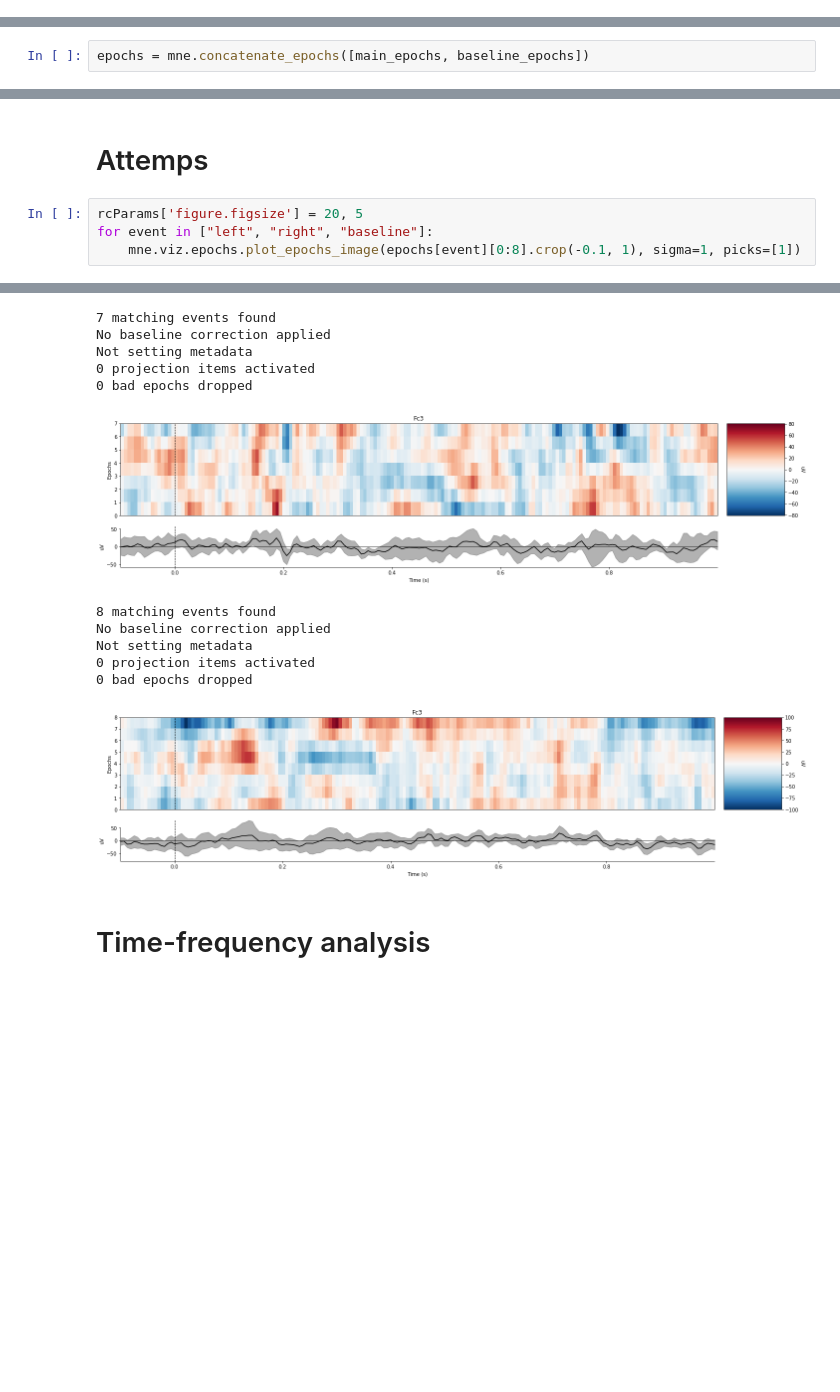
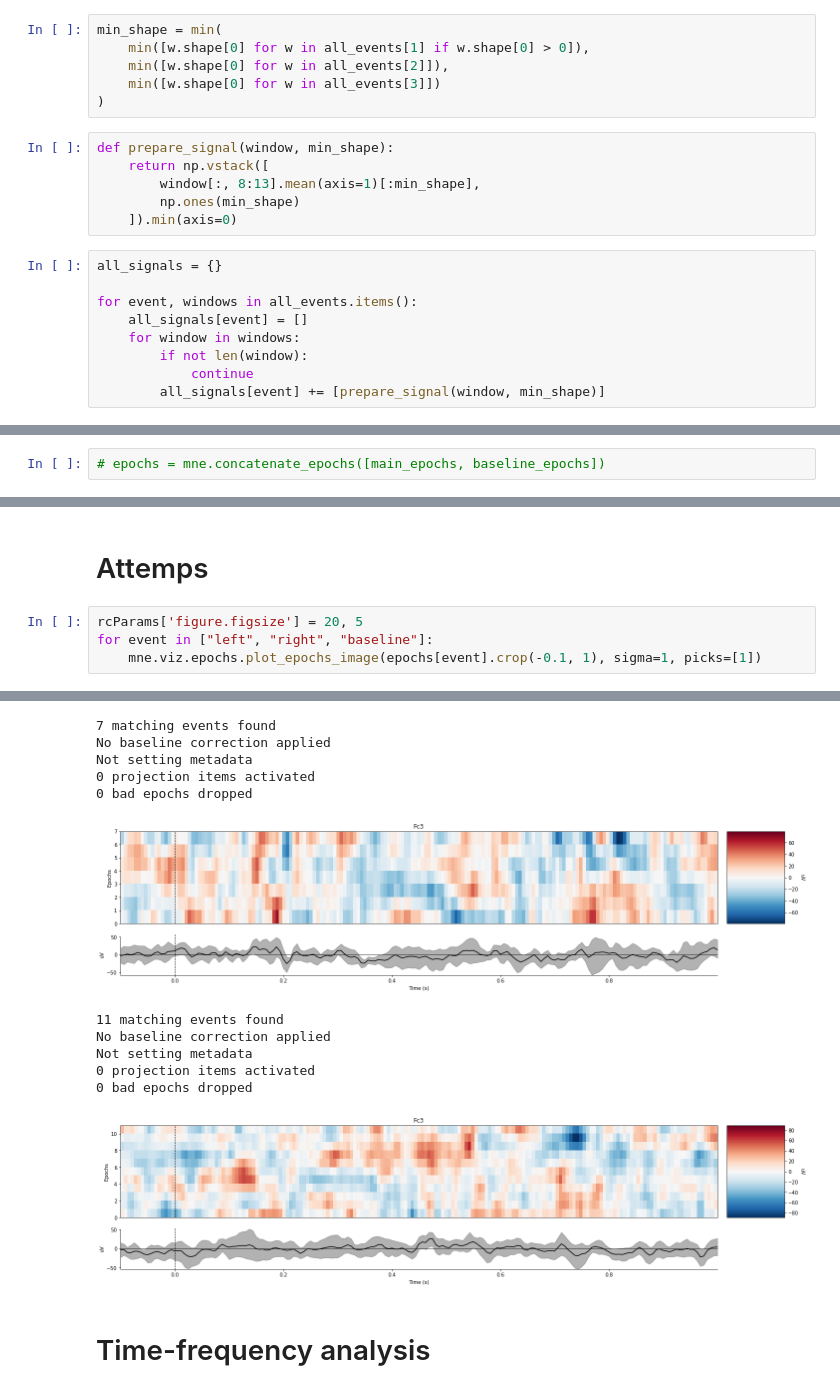
Before and after one commit to belya/eeg-experiments, a Jupyter notebook: visualization.ipynb, the cells around one changed output, grey strips where cells are left out. Cells and saved outputs as stored; diff of their text form; blank space fills up the shorter version.

```diff
--- a/visualization.ipynb
+++ b/visualization.ipynb
@@ -87,0 +176,21 @@ wave type
+# %%
+min_shape = min(
+    min([w.shape[0] for w in all_events[1] if w.shape[0] > 0]),
+    min([w.shape[0] for w in all_events[2]]),
+    min([w.shape[0] for w in all_events[3]])
+)
+# %%
+def prepare_signal(window, min_shape):
+    return np.vstack([
+        window[:, 8:13].mean(axis=1)[:min_shape],
+        np.ones(min_shape)
+    ]).min(axis=0)
+# %%
+all_signals = {}
+
+for event, windows in all_events.items():
+    all_signals[event] = []
+    for window in windows:
+        if not len(window):
+            continue
+        all_signals[event] += [prepare_signal(window, min_shape)]
@@ -155,2 +272,2 @@ Loading data for 15 events and 801 original time points ...
 # %%
-epochs = mne.concatenate_epochs([main_epochs, baseline_epochs])
+# epochs = mne.concatenate_epochs([main_epochs, baseline_epochs])
@@ -164,25 +286,25 @@ Not setting metadata
 # %%
 rcParams['figure.figsize'] = 20, 5
 for event in ["left", "right", "baseline"]:
-    mne.viz.epochs.plot_epochs_image(epochs[event][0:8].crop(-0.1, 1), sigma=1, picks=[1])
+    mne.viz.epochs.plot_epochs_image(epochs[event].crop(-0.1, 1), sigma=1, picks=[1])
 # %% [output]
 8 matching events found
 No baseline correction applied
 Not setting metadata
 0 projection items activated
 0 bad epochs dropped
 [figure]
 7 matching events found
 No baseline correction applied
 Not setting metadata
 0 projection items activated
 0 bad epochs dropped
-[figure, old version]
+[figure, new version]
-8 matching events found
+11 matching events found
 No baseline correction applied
 Not setting metadata
 0 projection items activated
 0 bad epochs dropped
-[figure, old version]
+[figure, new version]
 # %% [markdown]
 # Time-frequency analysis
```
Also changed, not shown: parts of 40 cells of this notebook, 1 other file.
